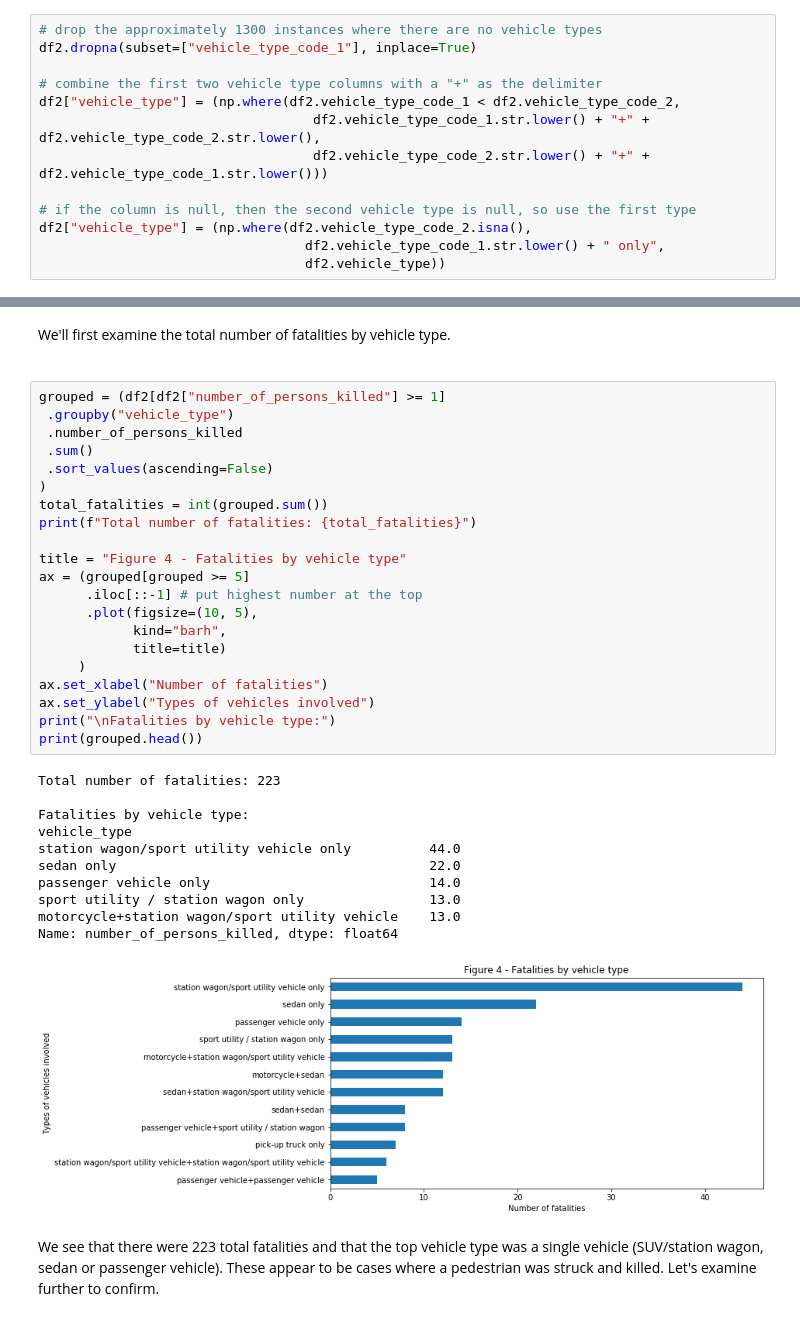
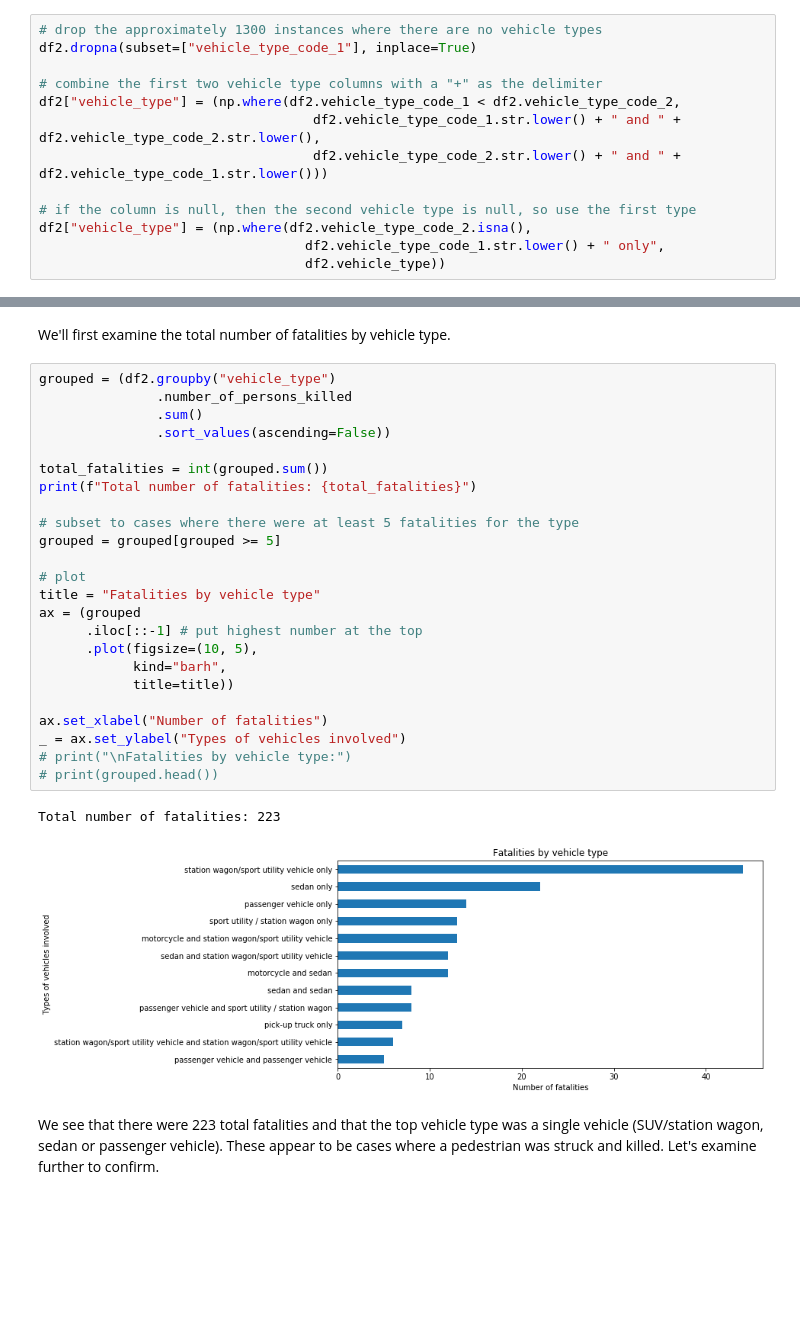
Before and after one commit to dan55/collisions, a Jupyter notebook: collisions.ipynb, the cells around one changed output, grey strips where cells are left out. Cells and saved outputs as stored; diff of their text form; blank space fills up the shorter version.

```diff
--- a/collisions.ipynb
+++ b/collisions.ipynb
@@ -244,8 +247,8 @@ df2.dropna(subset=["vehicle_type_code_1"], inplace=True)
 
 # combine the first two vehicle type columns with a "+" as the delimiter
 df2["vehicle_type"] = (np.where(df2.vehicle_type_code_1 < df2.vehicle_type_code_2,
-                                   df2.vehicle_type_code_1.str.lower() + "+" + df2.vehicle_type_code_2.str.lower(),
-                                   df2.vehicle_type_code_2.str.lower() + "+" + df2.vehicle_type_code_1.str.lower()))
+                                   df2.vehicle_type_code_1.str.lower() + " and " + df2.vehicle_type_code_2.str.lower(),
+                                   df2.vehicle_type_code_2.str.lower() + " and " + df2.vehicle_type_code_1.str.lower()))
 
 # if the column is null, then the second vehicle type is null, so use the first type
 df2["vehicle_type"] = (np.where(df2.vehicle_type_code_2.isna(),
@@ -275,40 +274,32 @@ df.number_of_persons_killed.sum()
 # %% [markdown]
 We'll first examine the total number of fatalities by vehicle type.
-# %% [markdown]
-<a id="fig4" />
 # %%
-grouped = (df2[df2["number_of_persons_killed"] >= 1]
- .groupby("vehicle_type")
- .number_of_persons_killed
- .sum()
- .sort_values(ascending=False)
-)
+grouped = (df2.groupby("vehicle_type")
+               .number_of_persons_killed
+               .sum()
+               .sort_values(ascending=False))
+
 total_fatalities = int(grouped.sum())
 print(f"Total number of fatalities: {total_fatalities}")
 
-title = "Figure 4 - Fatalities by vehicle type"
-ax = (grouped[grouped >= 5]
+# subset to cases where there were at least 5 fatalities for the type
+grouped = grouped[grouped >= 5]
+
+# plot
+title = "Fatalities by vehicle type"
+ax = (grouped
       .iloc[::-1] # put highest number at the top
       .plot(figsize=(10, 5),
             kind="barh",
-            title=title)
-     )
+            title=title))
+
 ax.set_xlabel("Number of fatalities")
-ax.set_ylabel("Types of vehicles involved")
-print("\nFatalities by vehicle type:")
-print(grouped.head())
+_ = ax.set_ylabel("Types of vehicles involved")
+# print("\nFatalities by vehicle type:")
+# print(grouped.head())
 # %% [output]
 Total number of fatalities: 223
-
-Fatalities by vehicle type:
-vehicle_type
-station wagon/sport utility vehicle only          44.0
-sedan only                                        22.0
-passenger vehicle only                            14.0
-sport utility / station wagon only                13.0
-motorcycle+station wagon/sport utility vehicle    13.0
-Name: number_of_persons_killed, dtype: float64
-[figure, old version]
+[figure, new version]
 # %% [markdown]
 We see that there were 223 total fatalities and that the top vehicle type was a single vehicle (SUV/station wagon, sedan or passenger vehicle). These appear to be cases where a pedestrian was struck and killed. Let's examine further to confirm.
 # %%
```
Also changed, not shown: parts of 23 cells of this notebook.
